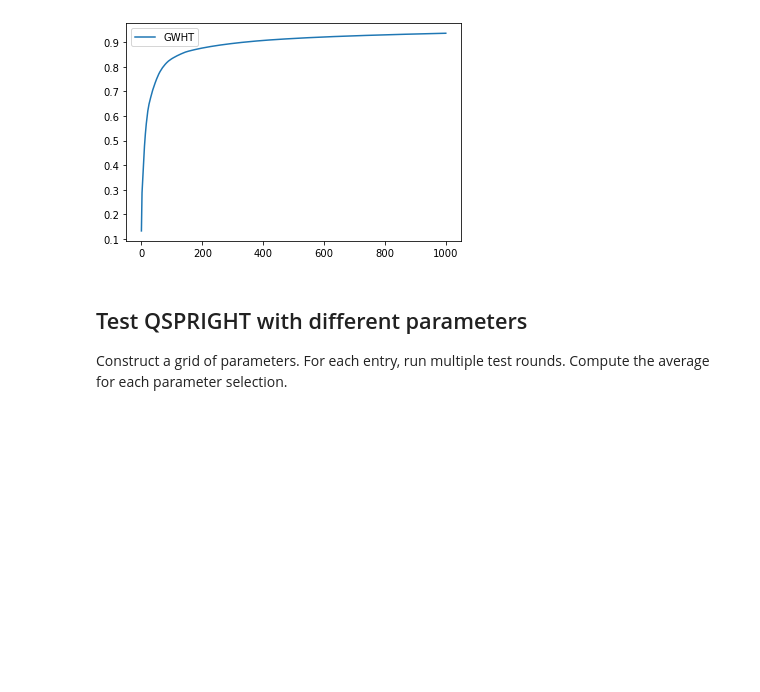
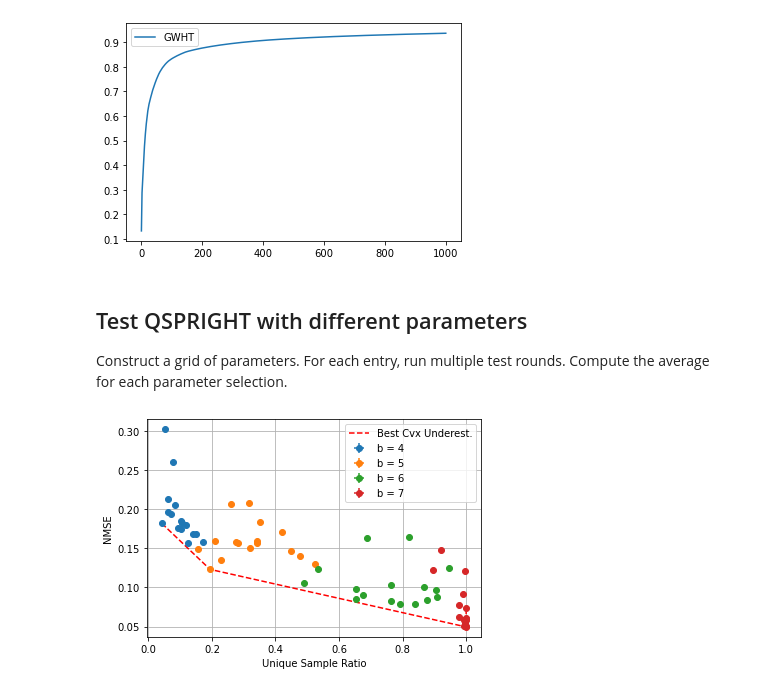
Before and after one commit to basics-lab/qsft, a Jupyter notebook: rna-exp/qspright-sample-vs-nmse.ipynb, the cells around one changed output. Cells and saved outputs as stored; diff of their text form; code cells hidden in the pictures; blank space fills up the shorter version.

Commit message:
modified rna nmse notebook

```diff
--- a/rna-exp/qspright-sample-vs-nmse.ipynb
+++ b/rna-exp/qspright-sample-vs-nmse.ipynb
@@ -51,15 +51,10 @@ plt.show()
 
 Construct a grid of parameters. For each entry, run multiple test rounds. Compute the average for each parameter selection.
 # %%
-iters = 30
-num_subsample_list = [4, 5]
-num_random_delays_list = [5, 7, 9]
-b_list = [4, 5]
-
-# iters = 20
-# num_subsample_list = [2, 3, 4, 5]
-# num_random_delays_list = [3, 5, 7, 9]
-# b_list = [4, 5, 6, 7]
+iters = 1
+num_subsample_list = [4, 5, 6, 7]
+num_random_delays_list = [4, 6, 8, 10]
+b_list = [4, 5, 6, 7]
 
 result = run_parallel_tests(helper, iters, num_subsample_list, num_random_delays_list, b_list, emp_beta_gwht)
 
@@ -132,23 +62,25 @@ sample_ratios, unique_sample_ratios, nmses = result
 # %%
 all_points = np.zeros(shape=[0,2])
 
 for i, b in enumerate(b_list):
     s_values = np.mean(unique_sample_ratios[:, :, i, :], axis=-1).flatten()
     mse_values =  np.mean(nmses[:, :, i, :], axis=-1).flatten()
     s_std = np.std(unique_sample_ratios[:, :, i, :], axis=-1).flatten()
     mse_std =  np.std(nmses[:, :, i, :], axis=-1).flatten()
 
     plt.errorbar(s_values, mse_values, xerr= s_std, yerr= mse_std, label = "b = {}".format(b), fmt="o")
 
-    print(mse_std)
-
     all_points = np.concatenate((all_points, np.array([s_values, mse_values]).T), axis = 0)
 
 bcue = best_convex_underestimator(all_points)
-plt.plot(bcue[:,0], bcue[:,1], 'r--', lw=1, label="Best Cvx Underest.")
+plt.plot(bcue[:,0], bcue[:,1], 'r--', lw=1.5, label="Best Cvx Underest.")
 
 plt.xlabel('Unique Sample Ratio')
 plt.ylabel('NMSE')
 plt.legend()
+plt.grid()
+plt.savefig('figs/nmse-vs-unique-sample-ratio.png')
 plt.show()
+# %% [output]
+[figure, added]
 # %%
```
Also changed, not shown: parts of 4 cells of this notebook, 2 other files.
